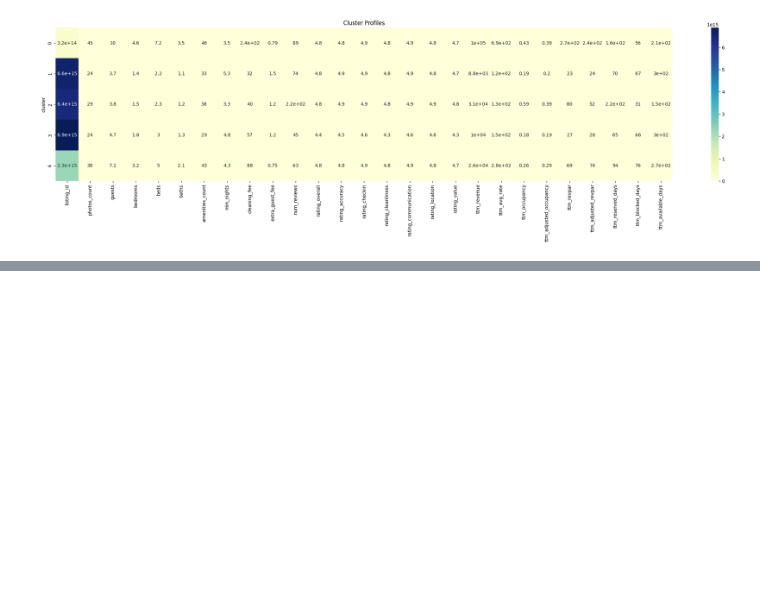
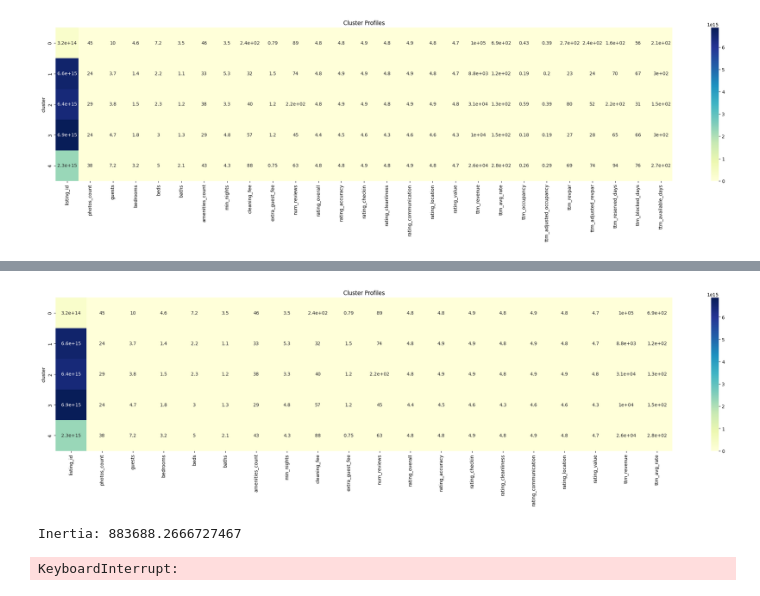
Before and after one commit to HenriquePRebolho/AirbnbDataMining, a Jupyter notebook: AirbnbDataMining-main/method_development/clustering.ipynb, the cells around one changed output, grey strips where cells are left out. Cells and saved outputs as stored; diff of their text form; code cells hidden in the pictures; blank space fills up the shorter version.

```diff
--- a/AirbnbDataMining-main/method_development/clustering.ipynb
+++ b/AirbnbDataMining-main/method_development/clustering.ipynb
@@ -151,0 +241,8 @@ plt.show()
+# %%
+#eliges 5 clusters
+#asignas cada Airbnb a un grupo
+kmeans = KMeans(n_clusters=5, random_state=42)
+l2["cluster"] = kmeans.fit_predict(X_scaled)
+#Calculas el promedio de cada cluster.
+summary = l2.groupby("cluster").mean()
+print(summary)
@@ -151,0 +267,28 @@ plt.show()
+# %%
+summary_2 = l2.groupby("cluster").mean(numeric_only=True)
+summary_2 = summary_2.astype(float)
+plt.figure(figsize=(30,6))
+sns.heatmap(summary_2, cmap="YlGnBu", annot=True)
+plt.title("Cluster Profiles")
+plt.show()
+#Transformas los clusters en imagen.
+#Cada fila = cluster
+#Cada columna = variable
+#Color = valor medio
+# %% [output]
+[figure, added]
+# %%
+kmeans2 = KMeans(n_clusters=5, random_state=42)
+
+l2["cluster"] = kmeans2.fit_predict(X_scaled2)
+print("Inertia:", kmeans2.inertia_)
+# %% [output]
+Inertia: 883688.2666727467
+# %%
+from sklearn.metrics import silhouette_score
+
+score = silhouette_score(X_scaled2, l2["cluster"])
+
+print("Silhouette Score:", score)
+# %% [output]
+KeyboardInterrupt:
```
Also changed, not shown: parts of 6 cells of this notebook.
